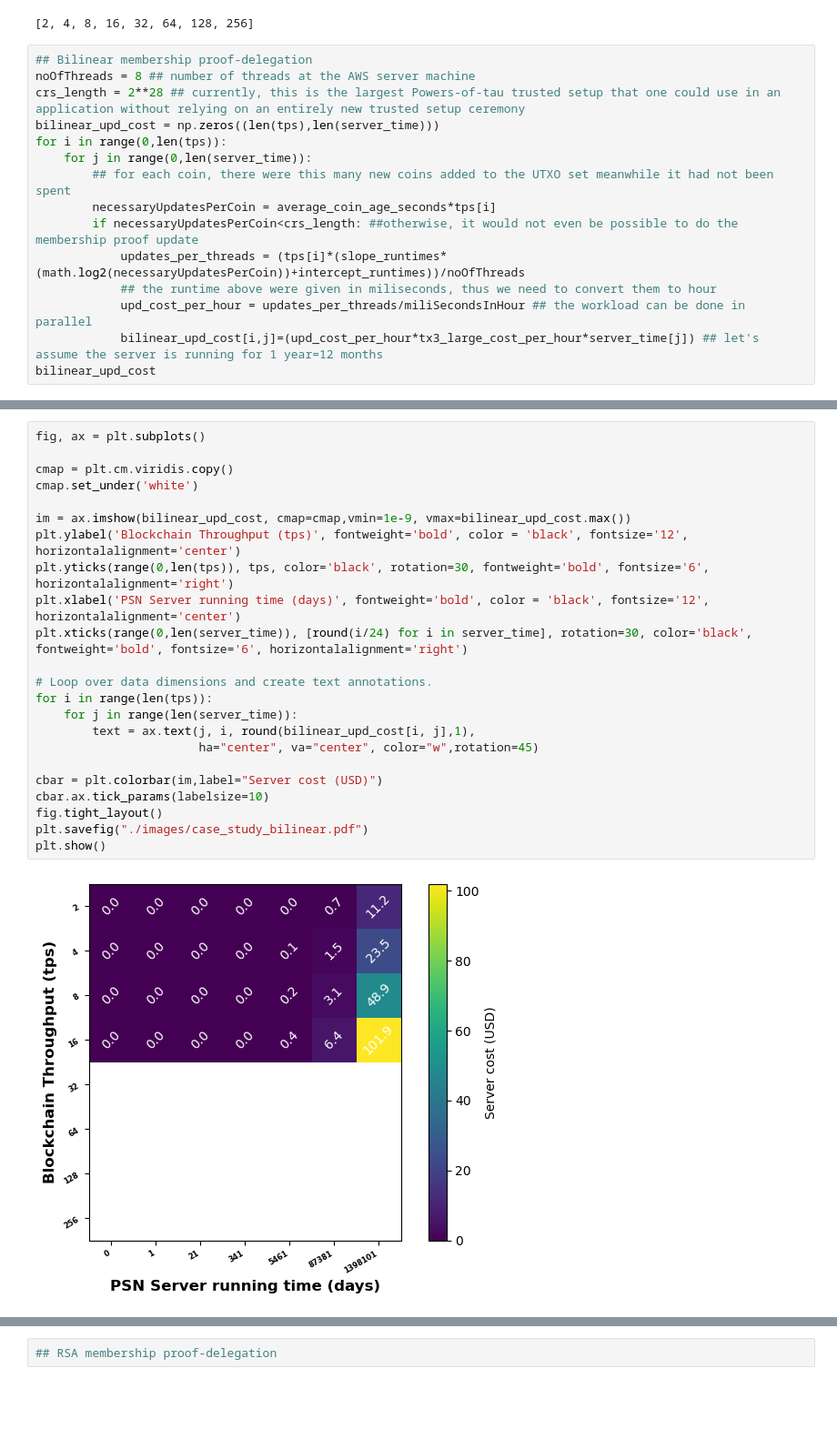
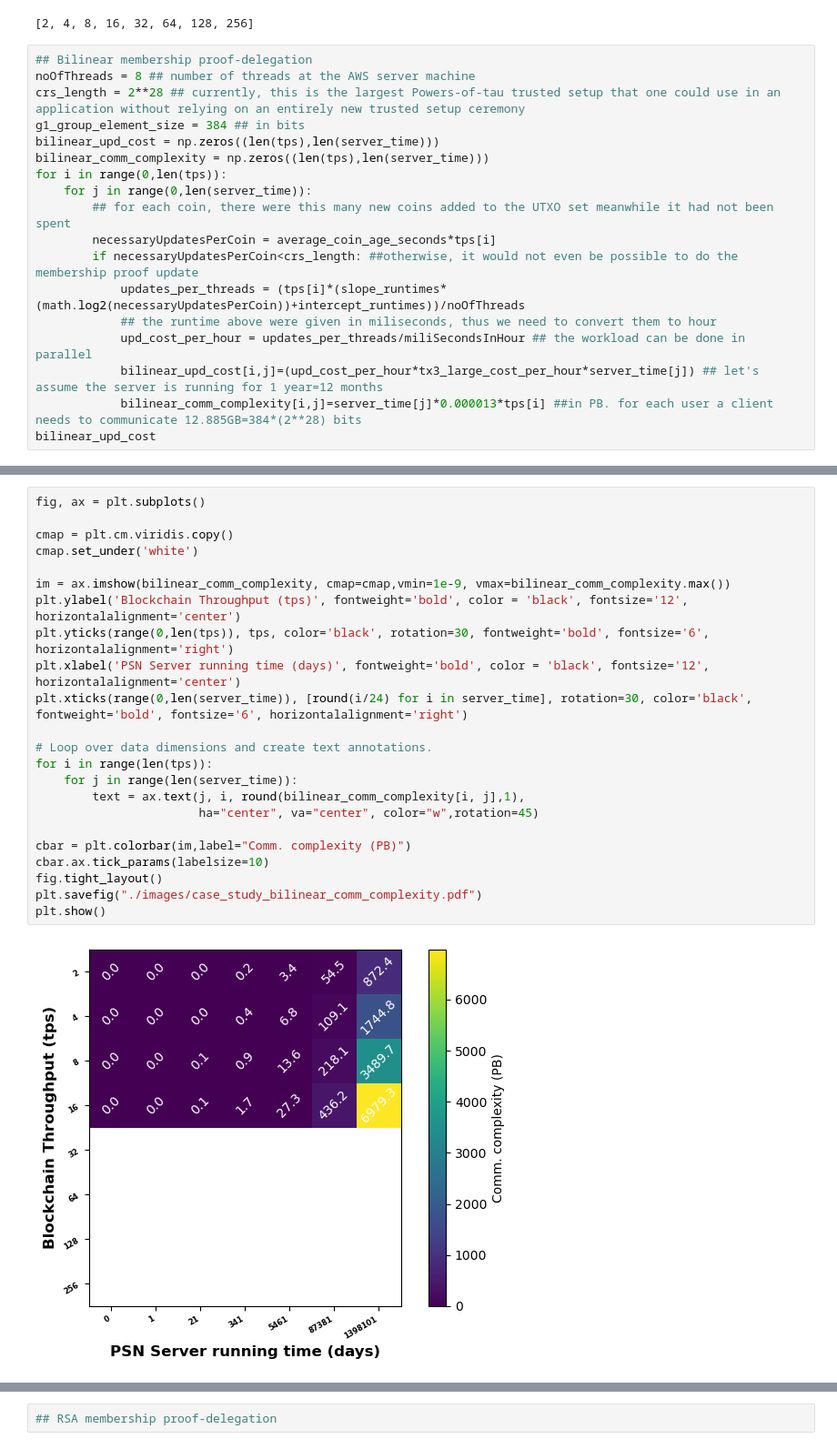
Before and after one commit to 0xSooki/privately-delegatable-accumulator-proofs, a Jupyter notebook: figures/case_study.ipynb, the cells around one changed output, grey strips where cells are left out. Shown at 91% size. Drawn from its saved outputs; the diff is of its cells as text; blank space fills up the shorter version.

Commit message:
Case study Bilinear Com. complexity

```diff
--- a/figures/case_study.ipynb
+++ b/figures/case_study.ipynb
@@ -48,7 +48,9 @@ print(tps)
 ## Bilinear membership proof-delegation
 noOfThreads = 8 ## number of threads at the AWS server machine
 crs_length = 2**28 ## currently, this is the largest Powers-of-tau trusted setup that one could use in an application without relying on an entirely new trusted setup ceremony
+g1_group_element_size = 384 ## in bits
 bilinear_upd_cost = np.zeros((len(tps),len(server_time)))
+bilinear_comm_complexity = np.zeros((len(tps),len(server_time)))
 for i in range(0,len(tps)):
     for j in range(0,len(server_time)):
         ## for each coin, there were this many new coins added to the UTXO set meanwhile it had not been spent
@@ -58,6 +60,7 @@ for i in range(0,len(tps)):
             ## the runtime above were given in miliseconds, thus we need to convert them to hour
             upd_cost_per_hour = updates_per_threads/miliSecondsInHour ## the workload can be done in parallel
             bilinear_upd_cost[i,j]=(upd_cost_per_hour*tx3_large_cost_per_hour*server_time[j]) ## let's assume the server is running for 1 year=12 months
+            bilinear_comm_complexity[i,j]=server_time[j]*0.000013*tps[i] ##in PB. for each user a client needs to communicate 12.885GB=384*(2**28) bits
 bilinear_upd_cost
 # %% [output]
 array([[6.69231336e-07, 1.07077014e-05, 1.71323222e-04, 2.74117155e-03,
@@ -79,25 +82,25 @@ array([[6.69231336e-07, 1.07077014e-05, 1.71323222e-04, 2.74117155e-03,
 # %%
 fig, ax = plt.subplots()
 
 cmap = plt.cm.viridis.copy()
 cmap.set_under('white')
 
-im = ax.imshow(bilinear_upd_cost, cmap=cmap,vmin=1e-9, vmax=bilinear_upd_cost.max())
+im = ax.imshow(bilinear_comm_complexity, cmap=cmap,vmin=1e-9, vmax=bilinear_comm_complexity.max())
 plt.ylabel('Blockchain Throughput (tps)', fontweight='bold', color = 'black', fontsize='12', horizontalalignment='center')
 plt.yticks(range(0,len(tps)), tps, color='black', rotation=30, fontweight='bold', fontsize='6', horizontalalignment='right')
 plt.xlabel('PSN Server running time (days)', fontweight='bold', color = 'black', fontsize='12', horizontalalignment='center')
 plt.xticks(range(0,len(server_time)), [round(i/24) for i in server_time], rotation=30, color='black', fontweight='bold', fontsize='6', horizontalalignment='right')
 
 # Loop over data dimensions and create text annotations.
 for i in range(len(tps)):
     for j in range(len(server_time)):
-        text = ax.text(j, i, round(bilinear_upd_cost[i, j],1),
+        text = ax.text(j, i, round(bilinear_comm_complexity[i, j],1),
                        ha="center", va="center", color="w",rotation=45)
 
-cbar = plt.colorbar(im,label="Server cost (USD)")
+cbar = plt.colorbar(im,label="Comm. complexity (PB)")
 cbar.ax.tick_params(labelsize=10)
 fig.tight_layout()
-plt.savefig("./images/case_study_bilinear.pdf")
+plt.savefig("./images/case_study_bilinear_comm_complexity.pdf")
 plt.show()
 # %% [output]
-[figure, old version]
+[figure, new version]
```
Also changed, not shown: parts of 1 cell of this notebook, 2 other files.
